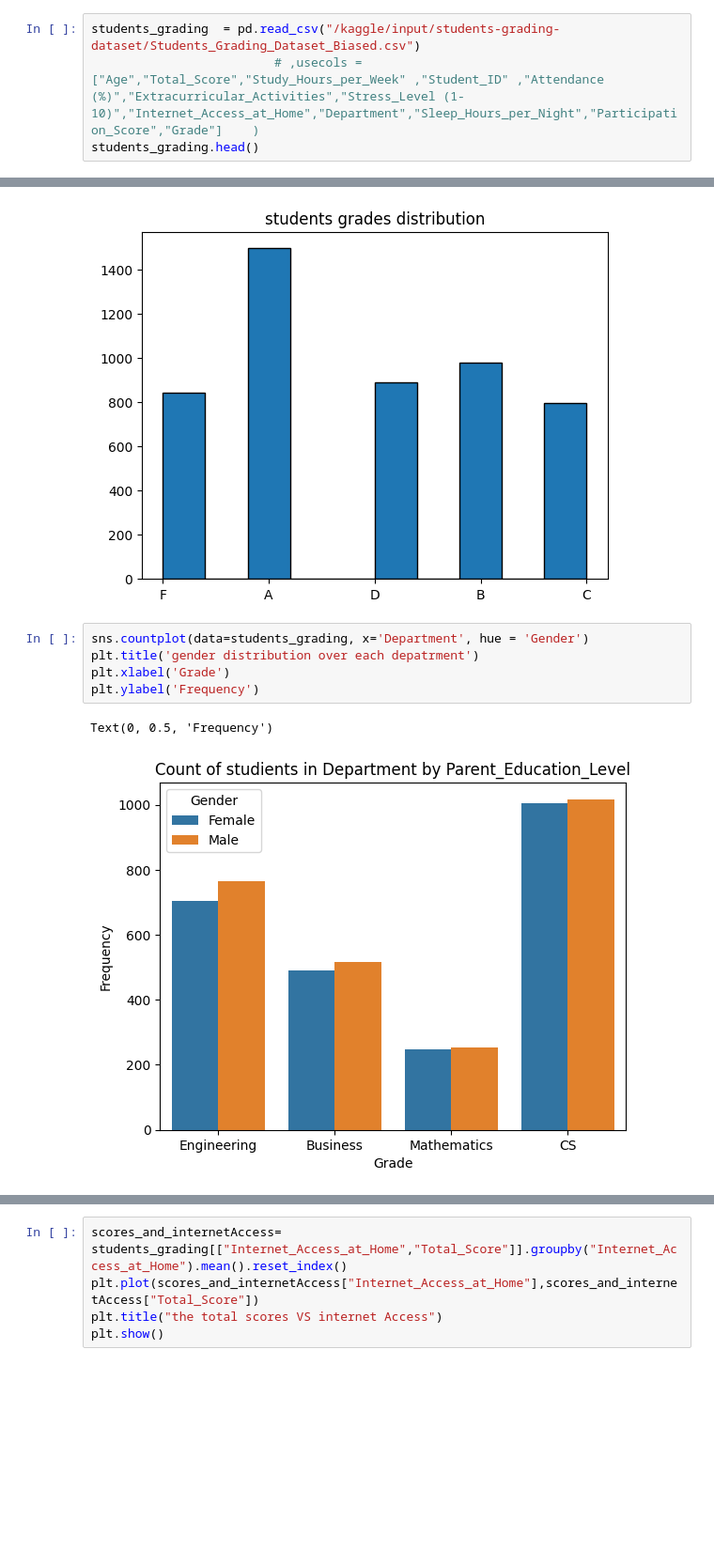
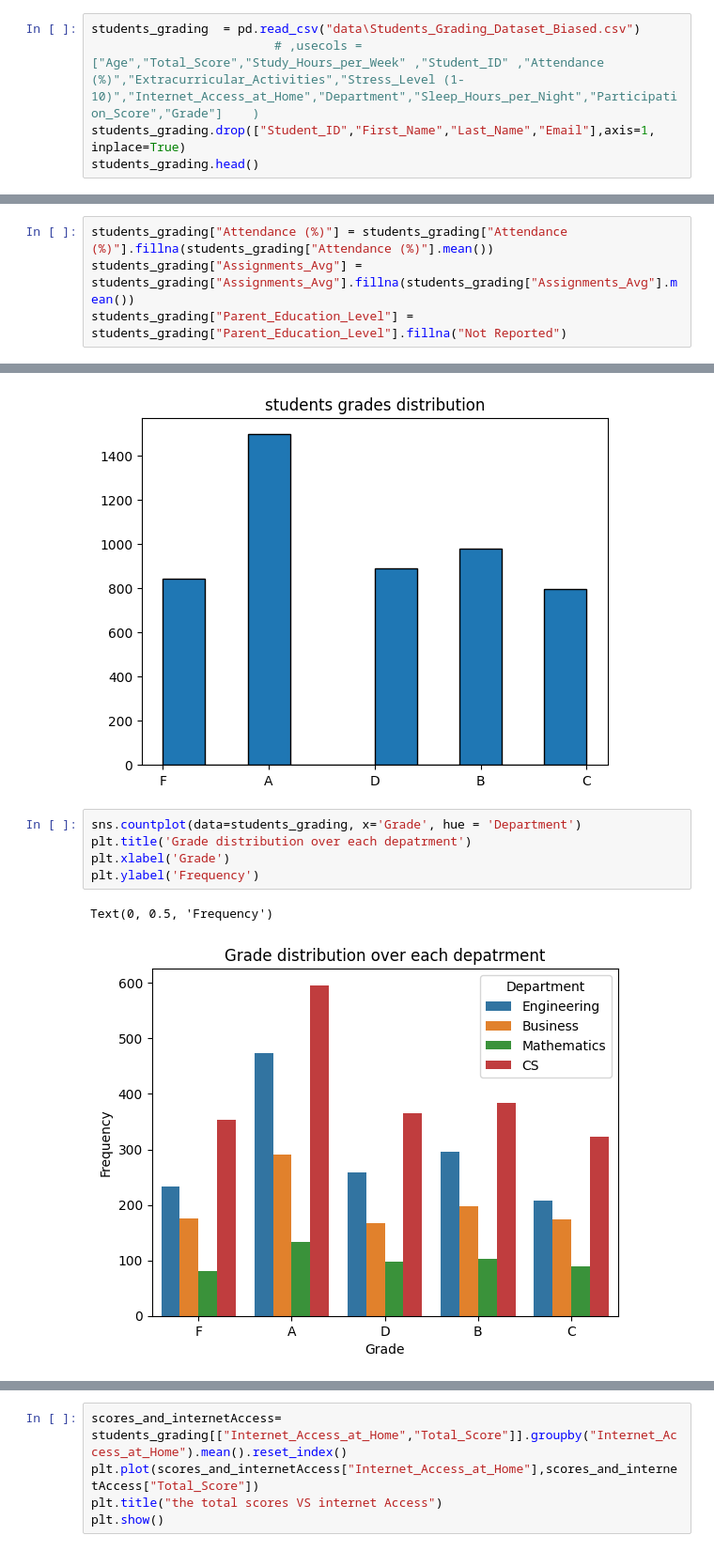
Before and after one commit to YaraHisham61/ML-project, a Jupyter notebook: ml-project.ipynb, the cells around one changed output, grey strips where cells are left out. Shown: that part at 94% size. Drawn from its saved outputs; the diff is of its cells as text; blank space fills up the shorter version.

Commit message:
clean data

```diff
--- a/ml-project.ipynb
+++ b/ml-project.ipynb
@@ -30,5 +11,6 @@ memory usage: 898.6+ KB
 # %%
-students_grading  = pd.read_csv("/kaggle/input/students-grading-dataset/Students_Grading_Dataset_Biased.csv")
+students_grading  = pd.read_csv("data\Students_Grading_Dataset_Biased.csv")
                          # ,usecols = ["Age","Total_Score","Study_Hours_per_Week" ,"Student_ID" ,"Attendance (%)","Extracurricular_Activities","Stress_Level (1-10)","Internet_Access_at_Home","Department","Sleep_Hours_per_Night","Participation_Score","Grade"]    )
+students_grading.drop(["Student_ID","First_Name","Last_Name","Email"],axis=1, inplace=True)
 students_grading.head()
 # %% [output]
@@ -41,0 +30,4 @@ students_grading.head()
+# %%
+students_grading["Attendance (%)"] = students_grading["Attendance (%)"].fillna(students_grading["Attendance (%)"].mean())
+students_grading["Assignments_Avg"] = students_grading["Assignments_Avg"].fillna(students_grading["Assignments_Avg"].mean())
+students_grading["Parent_Education_Level"] = students_grading["Parent_Education_Level"].fillna("Not Reported")
@@ -58,10 +95,10 @@ plt.show()
 # %% [output]
 [figure]
 # %%
-sns.countplot(data=students_grading, x='Department', hue = 'Gender')
-plt.title('gender distribution over each depatrment')
+sns.countplot(data=students_grading, x='Grade', hue = 'Department')
+plt.title('Grade distribution over each depatrment')
 plt.xlabel('Grade')
 plt.ylabel('Frequency')
 # %% [output]
 Text(0, 0.5, 'Frequency')
-[figure, old version]
+[figure, new version]
```
Also changed, not shown: parts of 13 cells of this notebook.
